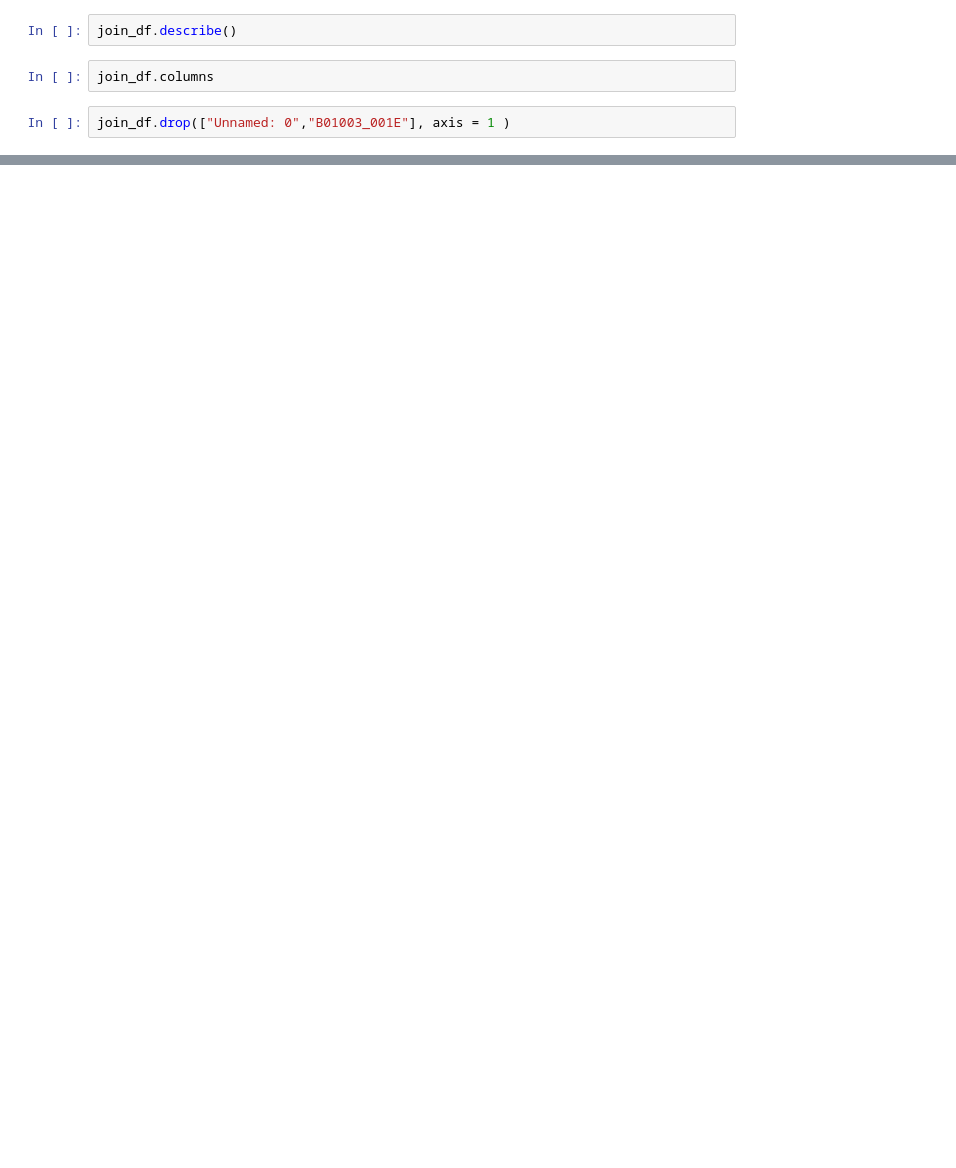
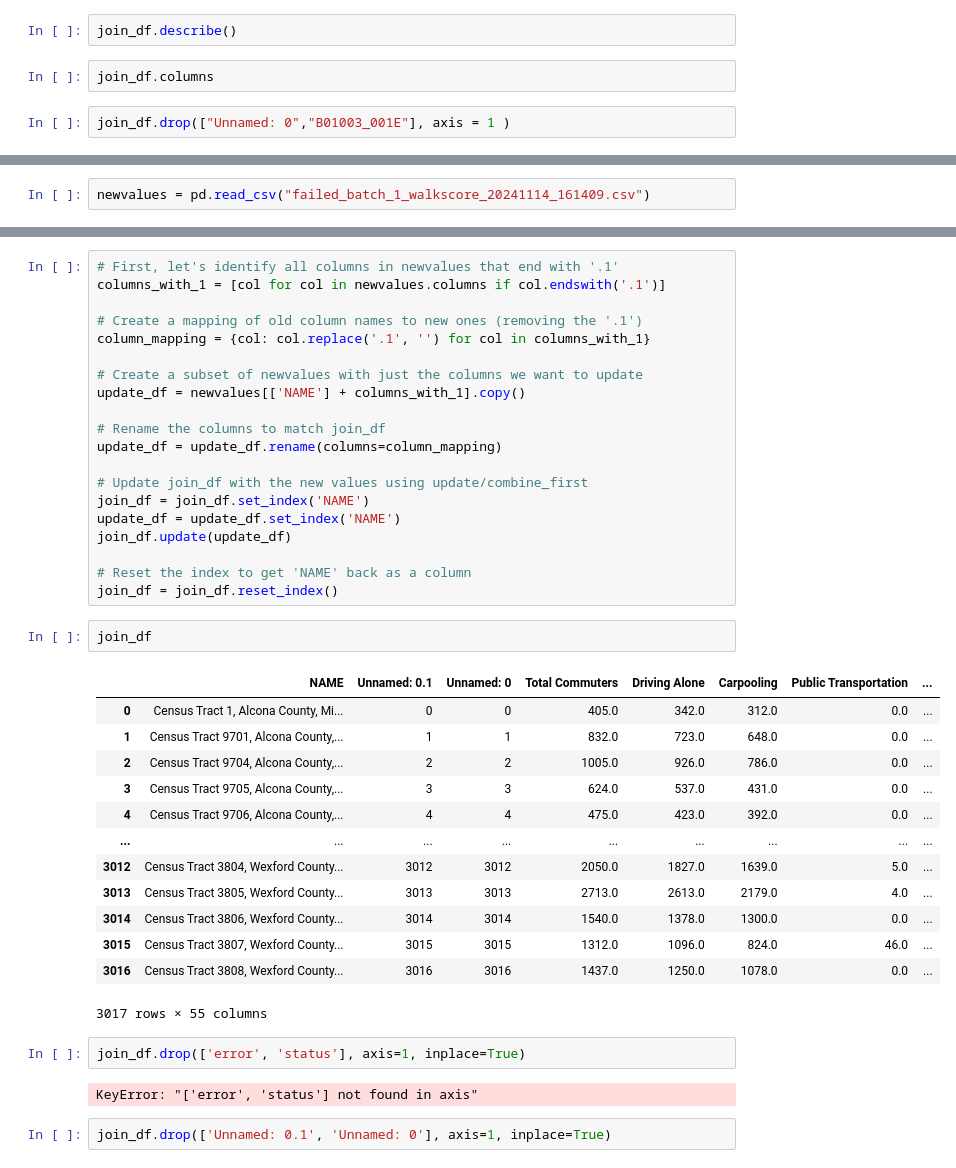
Before and after one commit to othergandalf/CSE_881_CensusWalk, a Jupyter notebook: 881_Project_DataCollection.ipynb, the cells around one changed output, grey strips where cells are left out. Cells and saved outputs as stored; diff of their text form; blank space fills up the shorter version.

```diff
--- a/881_Project_DataCollection.ipynb
+++ b/881_Project_DataCollection.ipynb
@@ -483,0 +636,2 @@ join_df.drop(["Unnamed: 0","B01003_001E"], axis = 1 )
+# %%
+newvalues = pd.read_csv("failed_batch_1_walkscore_20241114_161409.csv")
@@ -483,0 +678,42 @@ join_df.drop(["Unnamed: 0","B01003_001E"], axis = 1 )
+# %%
+# First, let's identify all columns in newvalues that end with '.1'
+columns_with_1 = [col for col in newvalues.columns if col.endswith('.1')]
+
+# Create a mapping of old column names to new ones (removing the '.1')
+column_mapping = {col: col.replace('.1', '') for col in columns_with_1}
+
+# Create a subset of newvalues with just the columns we want to update
+update_df = newvalues[['NAME'] + columns_with_1].copy()
+
+# Rename the columns to match join_df
+update_df = update_df.rename(columns=column_mapping)
+
+# Update join_df with the new values using update/combine_first
+join_df = join_df.set_index('NAME')
+update_df = update_df.set_index('NAME')
+join_df.update(update_df)
+
+# Reset the index to get 'NAME' back as a column
+join_df = join_df.reset_index()
+# %%
+join_df
+# %% [output]
+|  | NAME | Unnamed: 0.1 | Unnamed: 0 | Total Commuters | Driving Alone | Carpooling | Public Transportation | ... |
+| 0 | Census Tract 1, Alcona County, Mi... | 0 | 0 | 405.0 | 342.0 | 312.0 | 0.0 | ... |
+| 1 | Census Tract 9701, Alcona County,... | 1 | 1 | 832.0 | 723.0 | 648.0 | 0.0 | ... |
+| 2 | Census Tract 9704, Alcona County,... | 2 | 2 | 1005.0 | 926.0 | 786.0 | 0.0 | ... |
+| 3 | Census Tract 9705, Alcona County,... | 3 | 3 | 624.0 | 537.0 | 431.0 | 0.0 | ... |
+| 4 | Census Tract 9706, Alcona County,... | 4 | 4 | 475.0 | 423.0 | 392.0 | 0.0 | ... |
+| ... | ... | ... | ... | ... | ... | ... | ... | ... |
+| 3012 | Census Tract 3804, Wexford County... | 3012 | 3012 | 2050.0 | 1827.0 | 1639.0 | 5.0 | ... |
+| 3013 | Census Tract 3805, Wexford County... | 3013 | 3013 | 2713.0 | 2613.0 | 2179.0 | 4.0 | ... |
+| 3014 | Census Tract 3806, Wexford County... | 3014 | 3014 | 1540.0 | 1378.0 | 1300.0 | 0.0 | ... |
+| 3015 | Census Tract 3807, Wexford County... | 3015 | 3015 | 1312.0 | 1096.0 | 824.0 | 46.0 | ... |
+| 3016 | Census Tract 3808, Wexford County... | 3016 | 3016 | 1437.0 | 1250.0 | 1078.0 | 0.0 | ... |
+3017 rows × 55 columns
+# %%
+join_df.drop(['error', 'status'], axis=1, inplace=True)
+# %% [output]
+KeyError: "['error', 'status'] not found in axis"
+# %%
+join_df.drop(['Unnamed: 0.1', 'Unnamed: 0'], axis=1, inplace=True)
```
Also changed, not shown: parts of 25 cells of this notebook.
